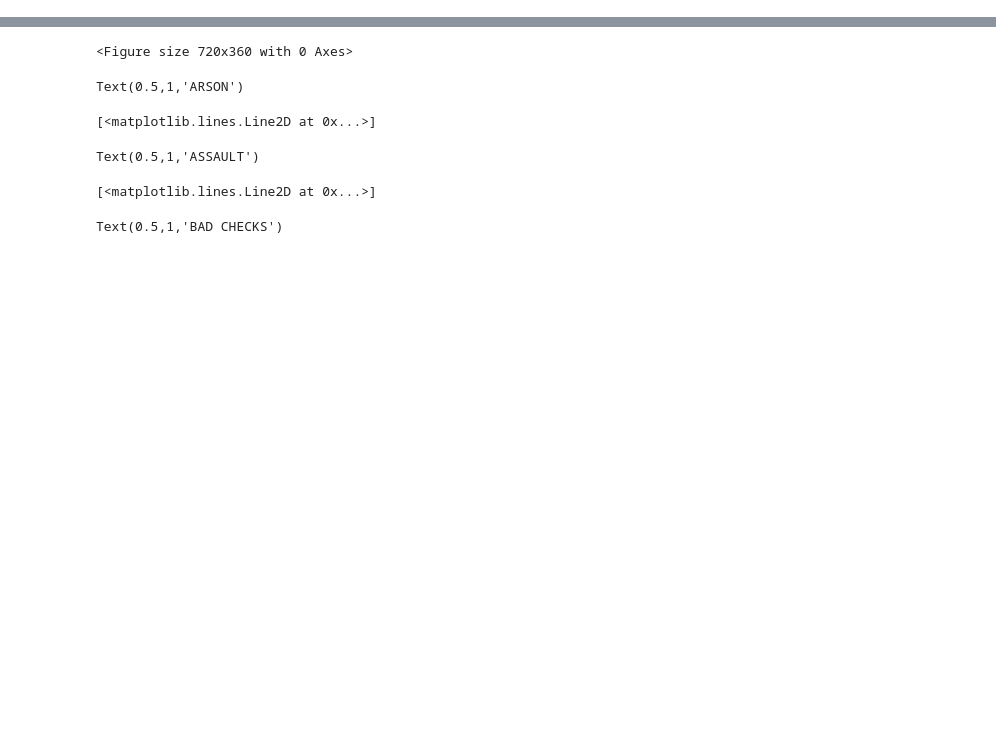
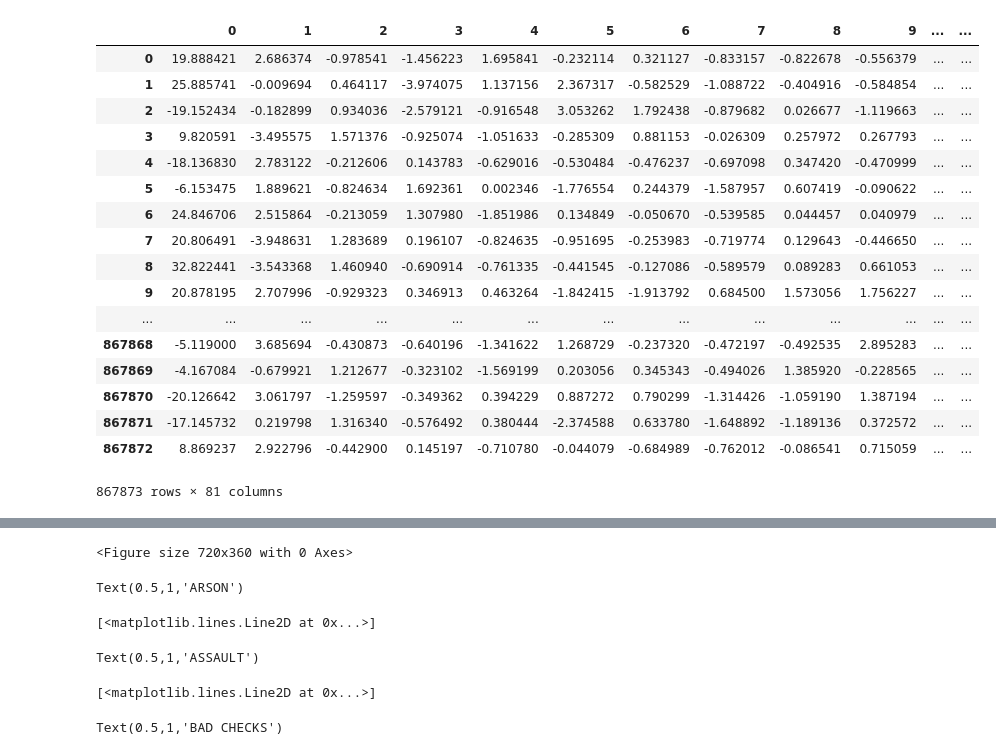
Before and after one commit to tanishq1g/San_Francisco_Crime_Classification__kaggle, a Jupyter notebook: main.ipynb, the cells around one changed output, grey strips where cells are left out. Saved outputs shown, nothing was run; the diff lists cells and outputs as text; code cells hidden in the pictures; blank space fills up the shorter version.

```diff
--- a/main.ipynb
+++ b/main.ipynb
@@ -134,0 +92,23 @@ array(['b', 'w', 'o'], dtype=object)
+# %%
+new_data_train = pd.concat([new_data_train, data.train.Category], axis = 1)
+# %%
+new_data_train
+# %% [output]
+|  | 0 | 1 | 2 | 3 | 4 | 5 | 6 | 7 | 8 | 9 | ... | ... |
+| 0 | 19.888421 | 2.686374 | -0.978541 | -1.456223 | 1.695841 | -0.232114 | 0.321127 | -0.833157 | -0.822678 | -0.556379 | ... | ... |
+| 1 | 25.885741 | -0.009694 | 0.464117 | -3.974075 | 1.137156 | 2.367317 | -0.582529 | -1.088722 | -0.404916 | -0.584854 | ... | ... |
+| 2 | -19.152434 | -0.182899 | 0.934036 | -2.579121 | -0.916548 | 3.053262 | 1.792438 | -0.879682 | 0.026677 | -1.119663 | ... | ... |
+| 3 | 9.820591 | -3.495575 | 1.571376 | -0.925074 | -1.051633 | -0.285309 | 0.881153 | -0.026309 | 0.257972 | 0.267793 | ... | ... |
+| 4 | -18.136830 | 2.783122 | -0.212606 | 0.143783 | -0.629016 | -0.530484 | -0.476237 | -0.697098 | 0.347420 | -0.470999 | ... | ... |
+| 5 | -6.153475 | 1.889621 | -0.824634 | 1.692361 | 0.002346 | -1.776554 | 0.244379 | -1.587957 | 0.607419 | -0.090622 | ... | ... |
+| 6 | 24.846706 | 2.515864 | -0.213059 | 1.307980 | -1.851986 | 0.134849 | -0.050670 | -0.539585 | 0.044457 | 0.040979 | ... | ... |
+| 7 | 20.806491 | -3.948631 | 1.283689 | 0.196107 | -0.824635 | -0.951695 | -0.253983 | -0.719774 | 0.129643 | -0.446650 | ... | ... |
+| 8 | 32.822441 | -3.543368 | 1.460940 | -0.690914 | -0.761335 | -0.441545 | -0.127086 | -0.589579 | 0.089283 | 0.661053 | ... | ... |
+| 9 | 20.878195 | 2.707996 | -0.929323 | 0.346913 | 0.463264 | -1.842415 | -1.913792 | 0.684500 | 1.573056 | 1.756227 | ... | ... |
+| ... | ... | ... | ... | ... | ... | ... | ... | ... | ... | ... | ... | ... |
+| 867868 | -5.119000 | 3.685694 | -0.430873 | -0.640196 | -1.341622 | 1.268729 | -0.237320 | -0.472197 | -0.492535 | 2.895283 | ... | ... |
+| 867869 | -4.167084 | -0.679921 | 1.212677 | -0.323102 | -1.569199 | 0.203056 | 0.345343 | -0.494026 | 1.385920 | -0.228565 | ... | ... |
+| 867870 | -20.126642 | 3.061797 | -1.259597 | -0.349362 | 0.394229 | 0.887272 | 0.790299 | -1.314426 | -1.059190 | 1.387194 | ... | ... |
+| 867871 | -17.145732 | 0.219798 | 1.316340 | -0.576492 | 0.380444 | -2.374588 | 0.633780 | -1.648892 | -1.189136 | 0.372572 | ... | ... |
+| 867872 | 8.869237 | 2.922796 | -0.442900 | 0.145197 | -0.710780 | -0.044079 | -0.684989 | -0.762012 | -0.086541 | 0.715059 | ... | ... |
+867873 rows × 81 columns
```
Also changed, not shown: parts of 17 cells of this notebook, 4 other files.
